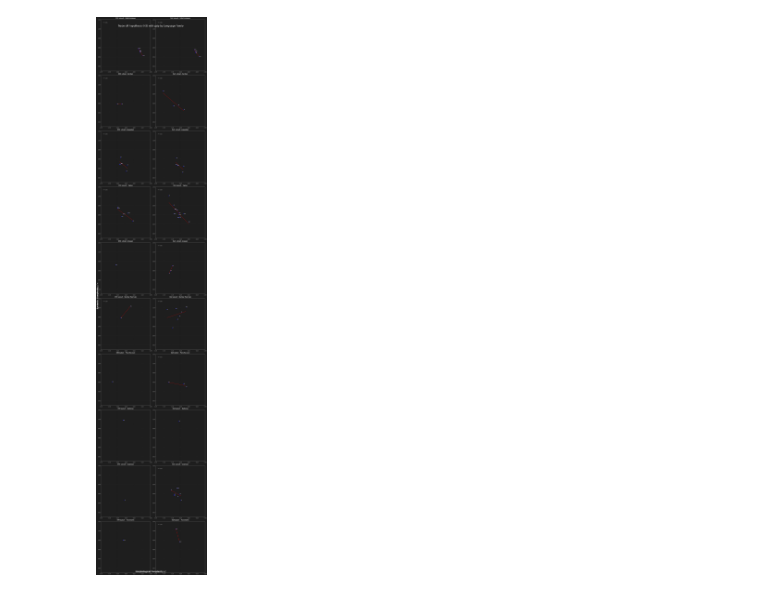
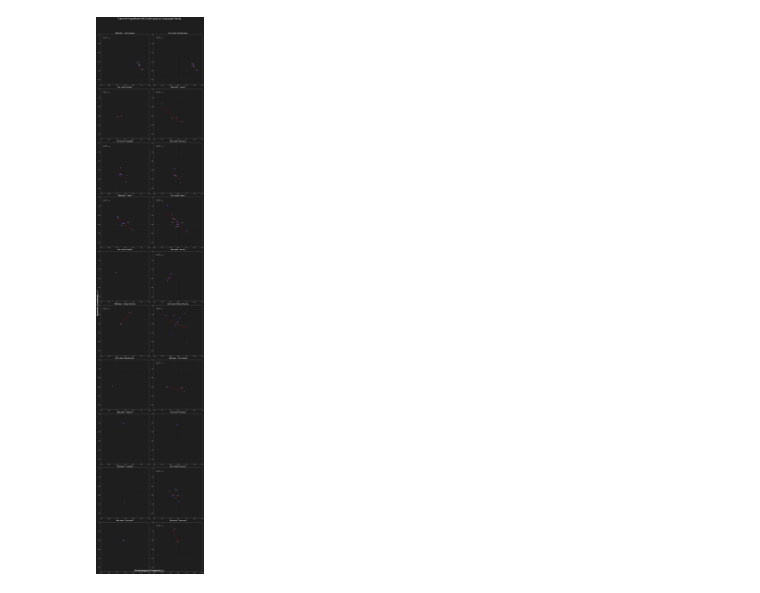
Before and after one commit to gabrielfsouza2002/lang_complexity, a Jupyter notebook: notebooks/H3FamilyR.ipynb, the cells around one changed output. Drawn from its saved outputs; the diff is of its cells as text; code cells hidden in the pictures.

Commit message:
StandMean

```diff
--- a/notebooks/H3FamilyR.ipynb
+++ b/notebooks/H3FamilyR.ipynb
@@ -39,32 +57,10 @@ family = pd.read_csv('../dataset/family.csv', index_col=None)
+# %%
+def calculate_regression(x, y):
+    slope, intercept, r_value, _, _ = stats.linregress(x, y)
+    r_squared = r_value**2
+    pearson_r, _ = stats.pearsonr(x, y)  # Adicione esta linha
+    return slope, intercept, r_squared, pearson_r  # Modifique o retorno
 # %%
-import matplotlib.pyplot as plt
-import numpy as np
-import pandas as pd
-from scipy import stats
-
-def compute(dfi, alg, text_sizes, family):
-    df = dfi.copy()
-    ag = df.algorithm == alg
-    dw = df.metric == 'del-words'
-    dc = df.metric == 'del-chars'
-
-    x = df[dw & ag].groupby(['language', 'algorithm']).value.transform('mean').to_numpy()
-    y = df[dc & ag].groupby(['language', 'algorithm']).value.transform('mean').to_numpy()
-
-    df.loc[dw & ag, 'del-words'] = x
-    df.loc[dw & ag, 'del-chars'] = y
-    df = df.dropna().drop_duplicates('language').reset_index().drop(columns=['metric', 'index', 'run_id'])
-
-    df = df.merge(text_sizes, on='language', how='left')
-    df = df.merge(family[['wals', 'family_glottocode']], on='wals', how='left')
-
-    return df
-
-def calculate_regression(x, y):
-    slope, intercept, r_value, _, _ = stats.linregress(x, y)
-    r_squared = r_value**2
-    return slope, intercept, r_squared
-
 def plot_regression_by_family(df90, dfall, algo, family, text_sizes_90, text_sizes_all):
     def process_df(df, algo, text_sizes):
         return compute(df, algo, text_sizes, family)
@@ -76,7 +72,7 @@ def plot_regression_by_family(df90, dfall, algo, family, text_sizes_90, text_siz
     n_families = len(unique_families)
 
     fig, axs = plt.subplots(n_families, 2, figsize=(20, 10*n_families), facecolor='#1e1e1e')
-    fig.suptitle(f"Trade-off hypothesis (H3) with {algo.lower()} by Language Family", fontsize=30, color='white')
+    fig.suptitle(f"Trade-off hypothesis (H3) with {algo.lower()} by Language Family", fontsize=30, color='white', y=1.02)
     fig.supylabel(r'Syntactic Complexity $\mu^{\mathbb{S}}{\times}$', weight='bold', fontsize=24, color='white')
     fig.supxlabel(r'Morphological Complexity $\mu^{\mathbb{M}}_{\times}$', weight='bold', fontsize=24, color='white')
 
@@ -96,10 +92,11 @@ def plot_regression_by_family(df90, dfall, algo, family, text_sizes_90, text_siz
             ax.scatter(x, y, c='blue', edgecolor='black', linewidth=1, s=70)
 
             if len(x) > 1 and len(y) > 1:
-                slope, intercept, r2 = calculate_regression(x, y)
+                slope, intercept, r2, pearson_r = calculate_regression(x, y)
                 x_range = np.linspace(x.min(), x.max(), 100)
                 ax.plot(x_range, slope * x_range + intercept, 'r-')
-                ax.text(0.05, 0.95, f"R² = {r2:.3f}", transform=ax.transAxes, fontsize=10,
+                ax.text(0.05, 0.95, f"R² = {r2:.3f}\nPearson r = {pearson_r:.3f}",
+                        transform=ax.transAxes, fontsize=10,
                         verticalalignment='top', color='white')
 
             ax.set_title(f"{title} - {family}", fontsize=16, weight='bold', pad=15, color='white')
@@ -112,35 +109,31 @@ def plot_regression_by_family(df90, dfall, algo, family, text_sizes_90, text_siz
 
             for xi, yi, li in zip(x, y, df_family['wals']):
                 ax.text(xi, yi, li, fontsize=8, weight='bold', color='white')
 
     plt.tight_layout()
     plt.savefig("../images/h3_regression_by_family.pdf", bbox_inches='tight', facecolor='#1e1e1e')
 
-# Carregar os dados
 d90_file = '../results/complexity_utf-16_10_10_1234_bibles_90_lcm.csv'
 dall_file = '../results/complexity_utf-16_10_10_1234_bibles_lcm.csv'
 original_file1 = '../dataset/bibles_lcm.csv'
 original_file2 = '../dataset/bibles_90_lcm.csv'
 
 df_original1 = pd.read_csv(original_file1)
 df_original2 = pd.read_csv(original_file2)
 
 text_sizes_90_lcm = df_original2.groupby('language')['text'].apply(lambda x: sum(len(text) for text in x)).reset_index()
 text_sizes_90_lcm = text_sizes_90_lcm.rename(columns={'text': 'text_size'})
 
 text_sizes_lcm = df_original1.groupby('language')['text'].apply(lambda x: sum(len(text) for text in x)).reset_index()
 text_sizes_lcm = text_sizes_lcm.rename(columns={'text': 'text_size'})
 
 df90 = pd.read_csv(d90_file, index_col=False)
 df90 = df90[df90.language != 'NAMBIKUÁRA']
 
 dfall = pd.read_csv(dall_file, index_col=False)
-dfall = dfall[dfall.language != 'NAMBIKUÁRA']
-dfall = dfall[dfall.language != 'KARAJÁ']
-
 family = pd.read_csv('../dataset/family.csv', index_col=None)
 
 # Chamar a função para criar o gráfico
 plot_regression_by_family(df90, dfall, 'gzip', family, text_sizes_90_lcm, text_sizes_lcm)
 # %% [output]
-[figure, old version]
+[figure, new version]
```
Also changed, not shown: parts of 1 cell of this notebook, 7 other files.
